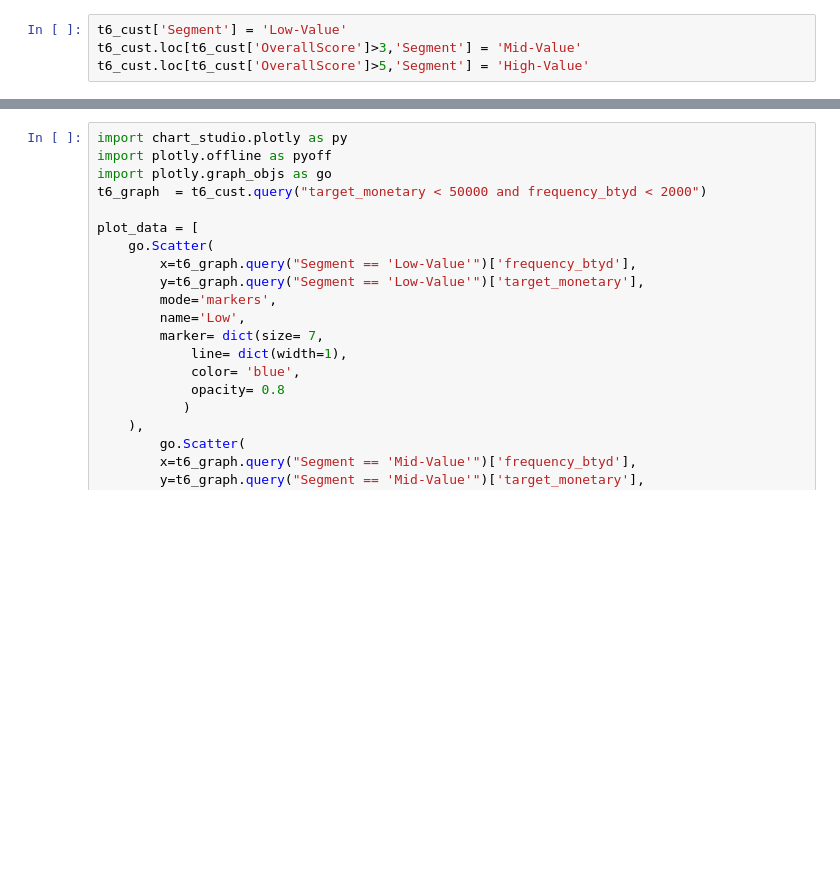
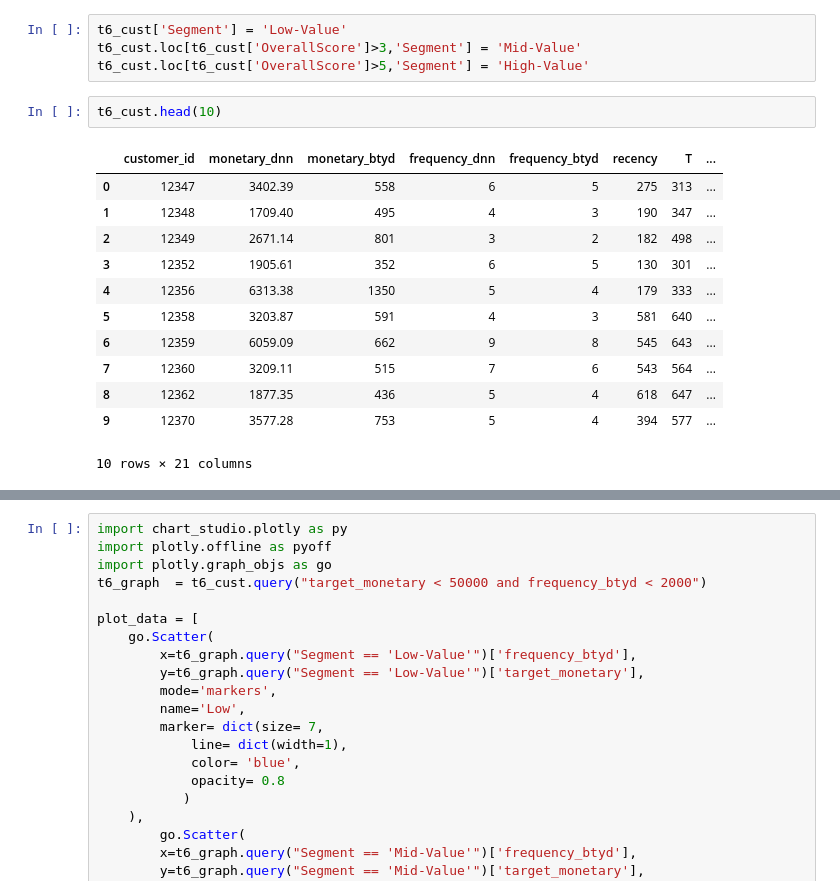
Before and after one commit to mahapara2411/Sentiment-Analysis, a Jupyter notebook: CLV_CUSTOMER_SEGMENTATION.ipynb, the cells around one changed output, grey strips where cells are left out. Drawn from its saved outputs; the diff is of its cells as text; blank space fills up the shorter version.

```diff
--- a/CLV_CUSTOMER_SEGMENTATION.ipynb
+++ b/CLV_CUSTOMER_SEGMENTATION.ipynb
@@ -385,6 +370,21 @@ t6_cust.groupby('OverallScore')['recency','frequency_btyd','target_monetary'].me
 t6_cust['Segment'] = 'Low-Value'
 t6_cust.loc[t6_cust['OverallScore']>3,'Segment'] = 'Mid-Value'
 t6_cust.loc[t6_cust['OverallScore']>5,'Segment'] = 'High-Value'
+# %%
+t6_cust.head(10)
+# %% [output]
+|  | customer_id | monetary_dnn | monetary_btyd | frequency_dnn | frequency_btyd | recency | T | ... |
+| 0 | 12347 | 3402.39 | 558 | 6 | 5 | 275 | 313 | ... |
+| 1 | 12348 | 1709.40 | 495 | 4 | 3 | 190 | 347 | ... |
+| 2 | 12349 | 2671.14 | 801 | 3 | 2 | 182 | 498 | ... |
+| 3 | 12352 | 1905.61 | 352 | 6 | 5 | 130 | 301 | ... |
+| 4 | 12356 | 6313.38 | 1350 | 5 | 4 | 179 | 333 | ... |
+| 5 | 12358 | 3203.87 | 591 | 4 | 3 | 581 | 640 | ... |
+| 6 | 12359 | 6059.09 | 662 | 9 | 8 | 545 | 643 | ... |
+| 7 | 12360 | 3209.11 | 515 | 7 | 6 | 543 | 564 | ... |
+| 8 | 12362 | 1877.35 | 436 | 5 | 4 | 618 | 647 | ... |
+| 9 | 12370 | 3577.28 | 753 | 5 | 4 | 394 | 577 | ... |
+10 rows × 21 columns
 # %%
 !pip install chart_studio
 # %% [output]
```
Also changed, not shown: parts of 8 cells of this notebook.
